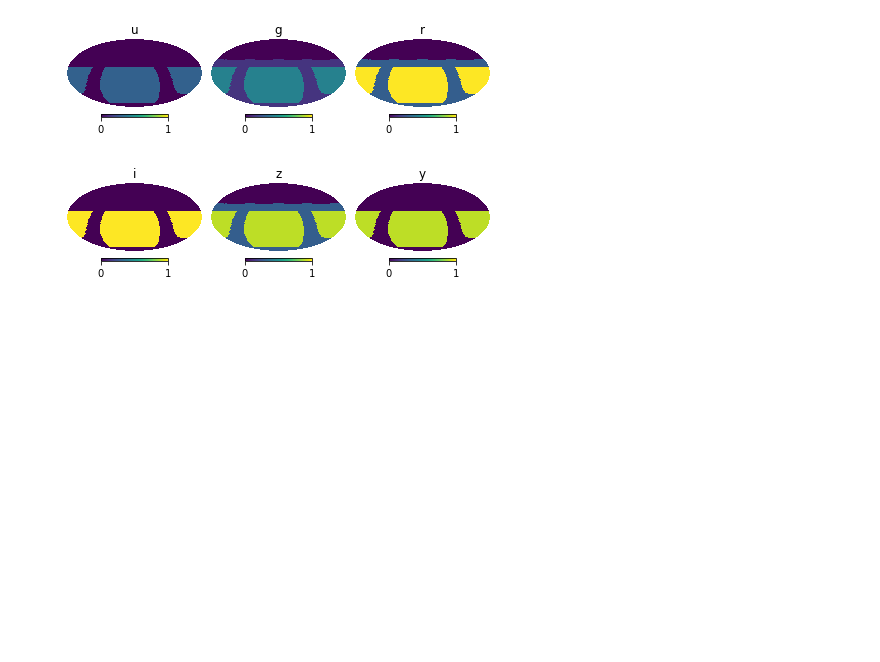
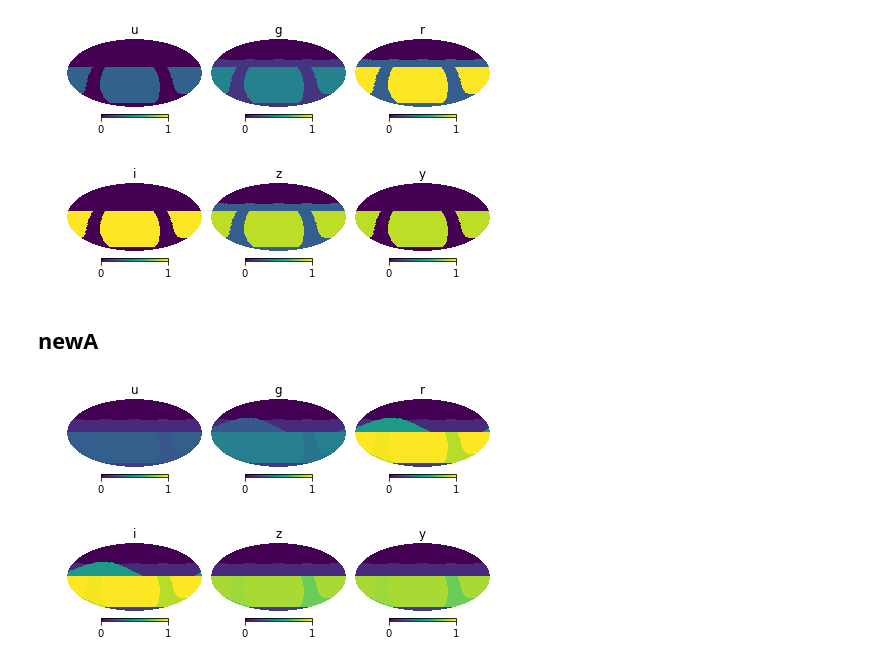
Before and after one commit to lsst-sims/sims_featureScheduler_runs, a Jupyter notebook: footprints/viz_footprints.ipynb, the cells around one changed output. Saved outputs shown, nothing was run; the diff lists cells and outputs as text; code cells hidden in the pictures; blank space fills up the shorter version.

Commit message:
new footprints

```diff
--- a/footprints/viz_footprints.ipynb
+++ b/footprints/viz_footprints.ipynb
@@ -38,3 +38,10 @@ footprint = big_sky_nouiy()
 disp_footprints(footprint)
 # %% [output]
 [figure]
+# %% [markdown]
+## newA
+# %%
+footprint = newA()
+disp_footprints(footprint)
+# %% [output]
+[figure, added]
```
Also changed, not shown: parts of 5 cells of this notebook, 3 other files.
